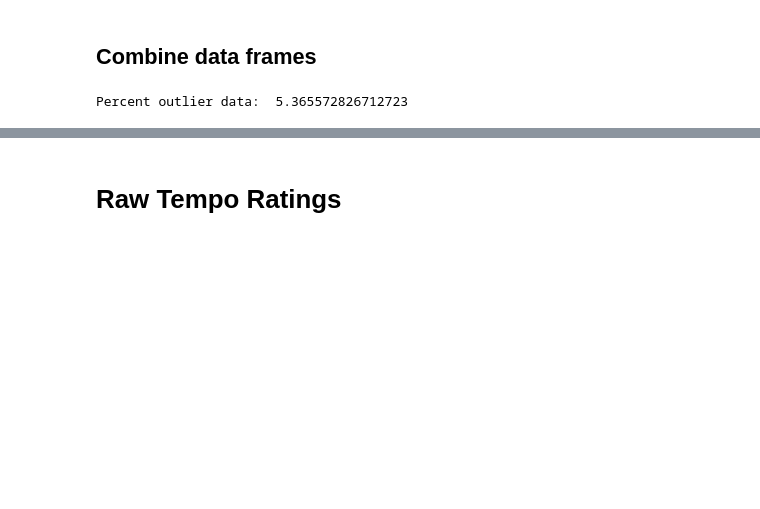
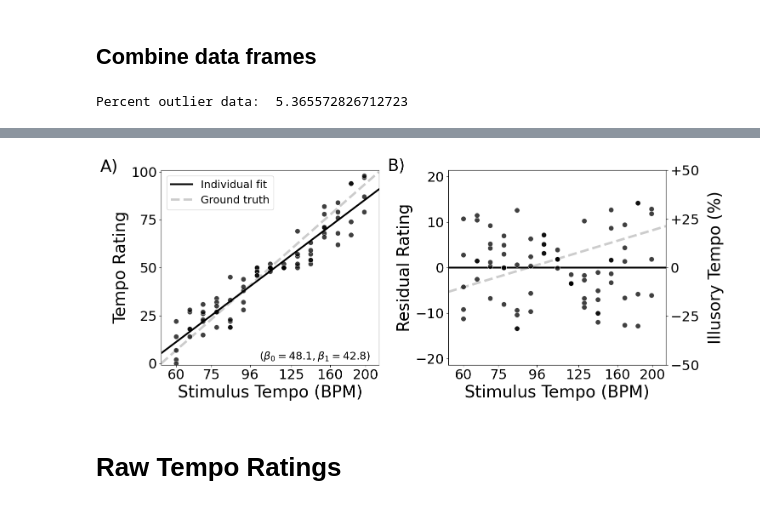
Before and after one commit to jpazdera/IllusoryTempo, a Jupyter notebook: E3/analysis/Combined Analysis.ipynb, the cells around one changed output, grey strips where cells are left out. Drawn from its saved outputs; the diff is of its cells as text; code cells hidden in the pictures; blank space fills up the shorter version.

```diff
--- a/E3/analysis/Combined Analysis.ipynb
+++ b/E3/analysis/Combined Analysis.ipynb
@@ -120,3 +122,89 @@ Percent outlier data:  5.365572826712723
+# %%
+example_subj = 2047
+example_data = data[data.subject == example_subj]
+
+# Temporarily turn on right and top borders
+matplotlib.rcParams['axes.spines.right'] = True
+matplotlib.rcParams['axes.spines.top'] = True
+
+plt.figure()
+
+###
+# RAW TEMPO RATING
+###
+
+plt.subplot(121)
+
+# Scatterplot
+ax = sns.scatterplot(x=np.log2(example_data.tempo), y='response', data=example_data,
+                    alpha=.75, color='k', s=75, zorder=1, legend=False)
+
+# Individual subject fit
+slope = example_data.slope.iloc[0]
+intercept = example_data.intercept.iloc[0]
+plt.axline((np.log2(TEMPO_LEVELS[0]), bpm_to_rating(TEMPO_LEVELS[0], intercept=intercept, slope=slope)),
+           (np.log2(TEMPO_LEVELS[-1]), bpm_to_rating(TEMPO_LEVELS[-1], intercept=intercept, slope=slope)),
+           c='k', ls='-', alpha=1, zorder=2, lw=3, label='Individual fit')
+
+# Ground truth line
+plt.axline((np.log2(TEMPO_LEVELS[0]), bpm_to_rating(TEMPO_LEVELS[0], intercept=50, slope=50)),
+           (np.log2(TEMPO_LEVELS[-1]), bpm_to_rating(TEMPO_LEVELS[-1], intercept=50, slope=50)),
+           c='k', ls='--', alpha=.2, label='Ground truth', lw=4, zorder=0)
+
+# Formatting
+plt.text(np.log2(37), 100, 'A)', fontsize=28)
+plt.text(np.log2(102), 2, r'($\beta_0=%0.1f,\beta_1=%0.1f$)' % (intercept, slope), fontsize=18)
+plt.legend()
+plt.xlabel('Stimulus Tempo (BPM)')
+plt.xlim(np.log2(swap_ioi_bpm(1100)), np.log2(swap_ioi_bpm(275)))
+plt.xticks(np.log2([60, 75, 96, 125, 160, 200]), [60, 75, 96, 125, 160, 200])
+plt.ylabel('Tempo Rating')
+plt.ylim(-.8, 100.8)
+plt.yticks(range(0, 101, 25))
+
+###
+# RESIDUALS
+###
+
+plt.subplot(122)
+
+# Scatterplot
+ax = sns.scatterplot(x=np.log2(example_data.tempo), y='residual', data=example_data,
+                     alpha=.75, color='k', s=75, zorder=1, legend=False)
+
+# Individual fit line
+plt.axhline(0, ls='-', c='k', alpha=1, zorder=0, lw=3)
+
+# Ground truth line
+plt.axline((np.log2(TEMPO_LEVELS[0]), bpm_to_rating(TEMPO_LEVELS[0], intercept=50, slope=50) - bpm_to_rating(TEMPO_LEVELS[0], intercept=intercept, slope=slope)),
+           (np.log2(TEMPO_LEVELS[-1]), bpm_to_rating(TEMPO_LEVELS[-1], intercept=50, slope=50) - bpm_to_rating(TEMPO_LEVELS[-1], intercept=intercept, slope=slope)),
+           c='k', ls='--', alpha=.2, label='Ground truth', lw=4, zorder=0)
+
+# Formatting
+plt.text(np.log2(37), .992*slope/2, 'B)', fontsize=28)
+plt.xlabel('Stimulus Tempo (BPM)')
+plt.xlim(np.log2(swap_ioi_bpm(1100)), np.log2(swap_ioi_bpm(275)))
+plt.xticks(np.log2([60, 75, 96, 125, 160, 200]), [60, 75, 96, 125, 160, 200])
+plt.ylabel('Residual Rating', labelpad=5)
+plt.ylim(-slope/2, slope/2)
+plt.yticks(np.arange(-20, 21, 10))
+
+# Add a second y-axis
+ax2=ax.twinx()
+ax2.set_ylabel('Illusory Tempo (%)', labelpad=15)
+ax2.set_ylim(-50, 50)
+ax2.set_yticks([-50, -25, 0, 25, 50], ['$-50$', '$-25$', '$0$', '$+25$', '$+50$'])
+
+# Save figure
+plt.gcf().set_size_inches(15, 6)
+plt.tight_layout()
+plt.gcf().savefig(FIGURE_PATH + 'example_data.svg')
+
+# Turn right and top borders back off
+matplotlib.rcParams['axes.spines.right'] = False
+matplotlib.rcParams['axes.spines.top'] = False
+# %% [output]
+[figure, added]
 # %% [markdown]
 # Raw Tempo Ratings
 # %%
```
Also changed, not shown: parts of 4 cells of this notebook, 8 other files.
